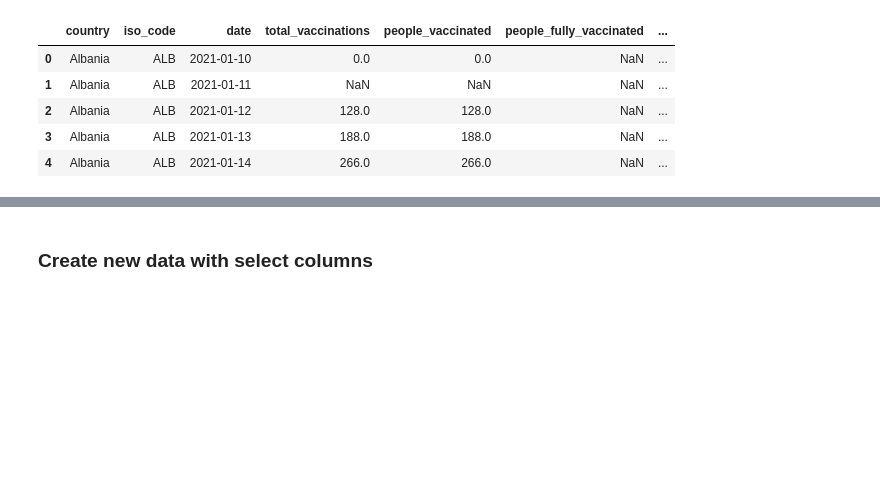
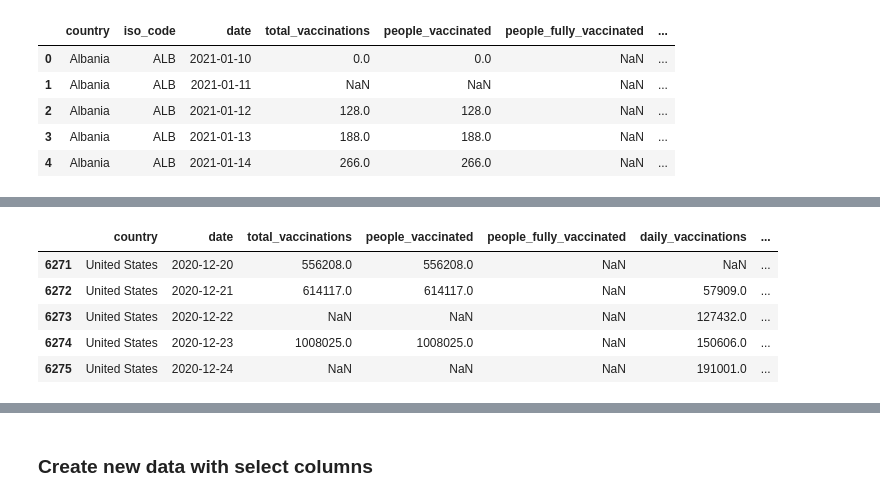
Before and after one commit to bmedford01/ETL_Project, a Jupyter notebook: ETL_Pandas.ipynb, the cells around one changed output, grey strips where cells are left out. Drawn from its saved outputs; the diff is of its cells as text; code cells hidden in the pictures; blank space fills up the shorter version.

```diff
--- a/ETL_Pandas.ipynb
+++ b/ETL_Pandas.ipynb
@@ -16,0 +40,13 @@ vaccination_data_df.head()
+# %%
+columns = ['country', 'date', 'total_vaccinations',
+       'people_vaccinated', 'people_fully_vaccinated',
+       'daily_vaccinations', 'daily_vaccinations_per_million',
+       'vaccines']
+USA_vaccination_data = clean_vaccination_data.loc[clean_vaccination_data["country"] == "United States", columns]
+# %% [output]
+|  | country | date | total_vaccinations | people_vaccinated | people_fully_vaccinated | daily_vaccinations | ... |
+| 6271 | United States | 2020-12-20 | 556208.0 | 556208.0 | NaN | NaN | ... |
+| 6272 | United States | 2020-12-21 | 614117.0 | 614117.0 | NaN | 57909.0 | ... |
+| 6273 | United States | 2020-12-22 | NaN | NaN | NaN | 127432.0 | ... |
+| 6274 | United States | 2020-12-23 | 1008025.0 | 1008025.0 | NaN | 150606.0 | ... |
+| 6275 | United States | 2020-12-24 | NaN | NaN | NaN | 191001.0 | ... |
```
Also changed, not shown: parts of 3 cells of this notebook, 1 other file.
